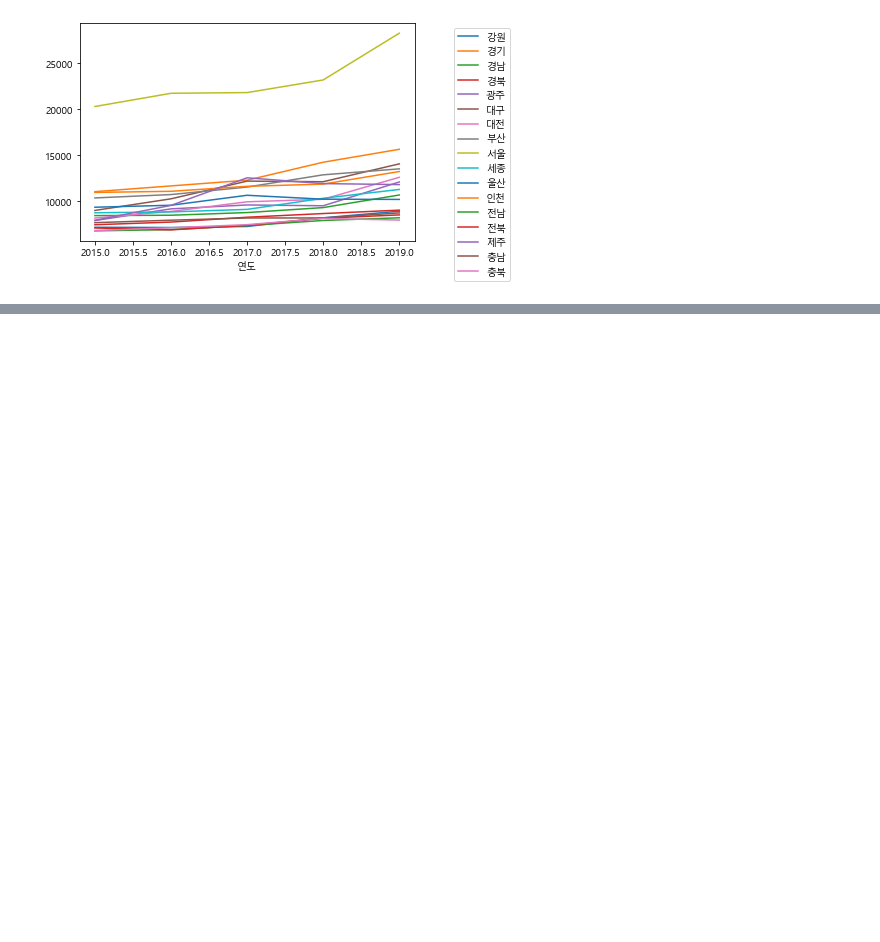
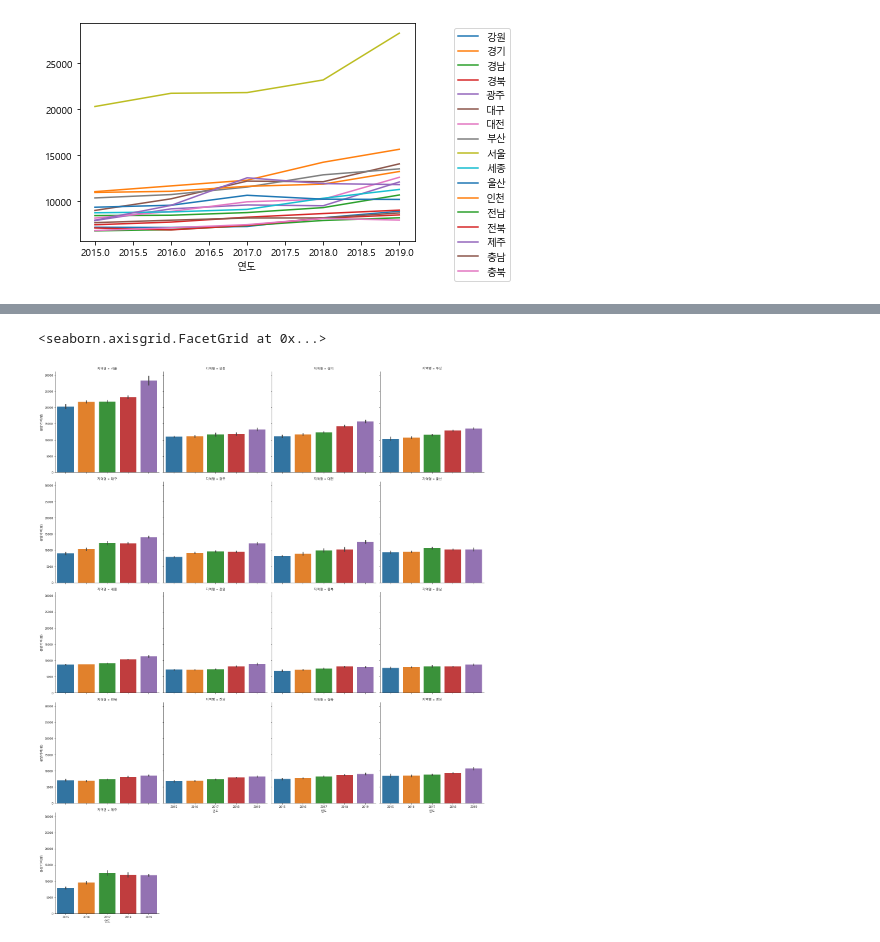
Before and after one commit to hckim96/open-data-analysis-basic-practice, a Jupyter notebook: apt-price.ipynb, the cells around one changed output, grey strips where cells are left out. Saved outputs shown, nothing was run; the diff lists cells and outputs as text; code cells hidden in the pictures; blank space fills up the shorter version.

```diff
--- a/apt-price.ipynb
+++ b/apt-price.ipynb
@@ -290,0 +316,5 @@ plt.legend(bbox_to_anchor=(1.3, 1))
+# %%
+sns.catplot(data=df_19, x="연도", y="분양가격(평)", kind="bar", col="지역명", col_wrap = 4)
+# %% [output]
+<seaborn.axisgrid.FacetGrid at 0x...>
+[figure, added]
```
Also changed, not shown: parts of 14 cells of this notebook.
